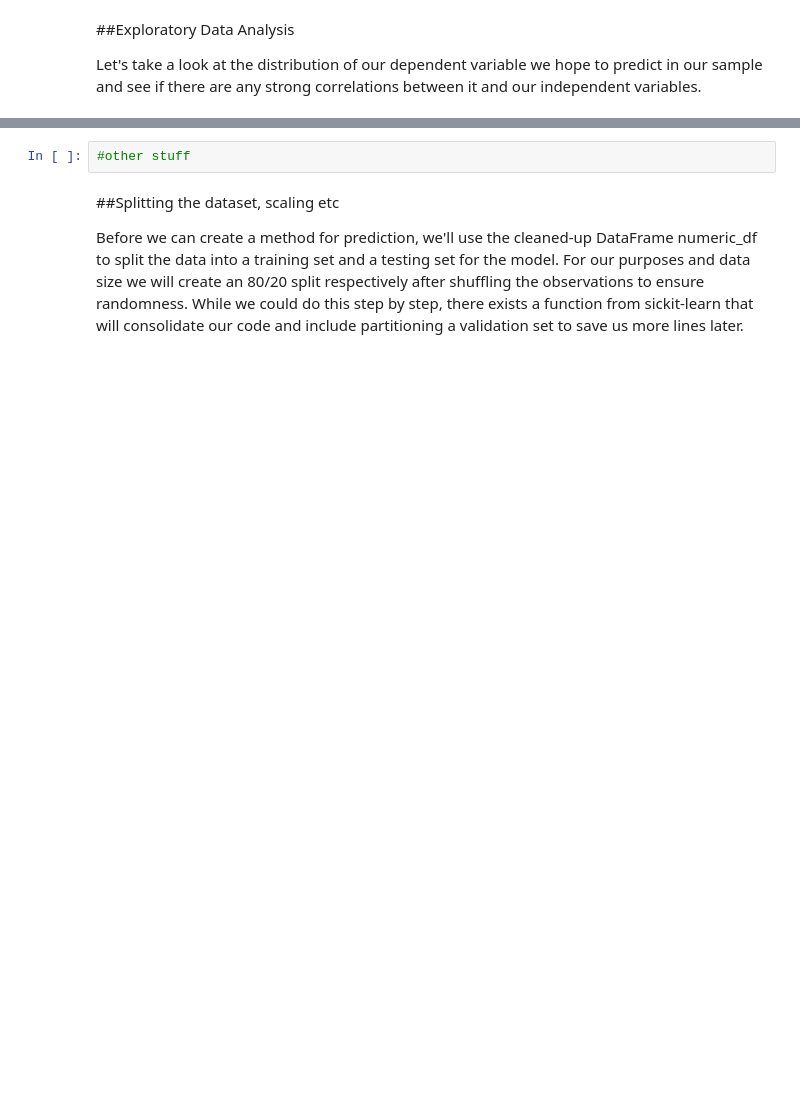
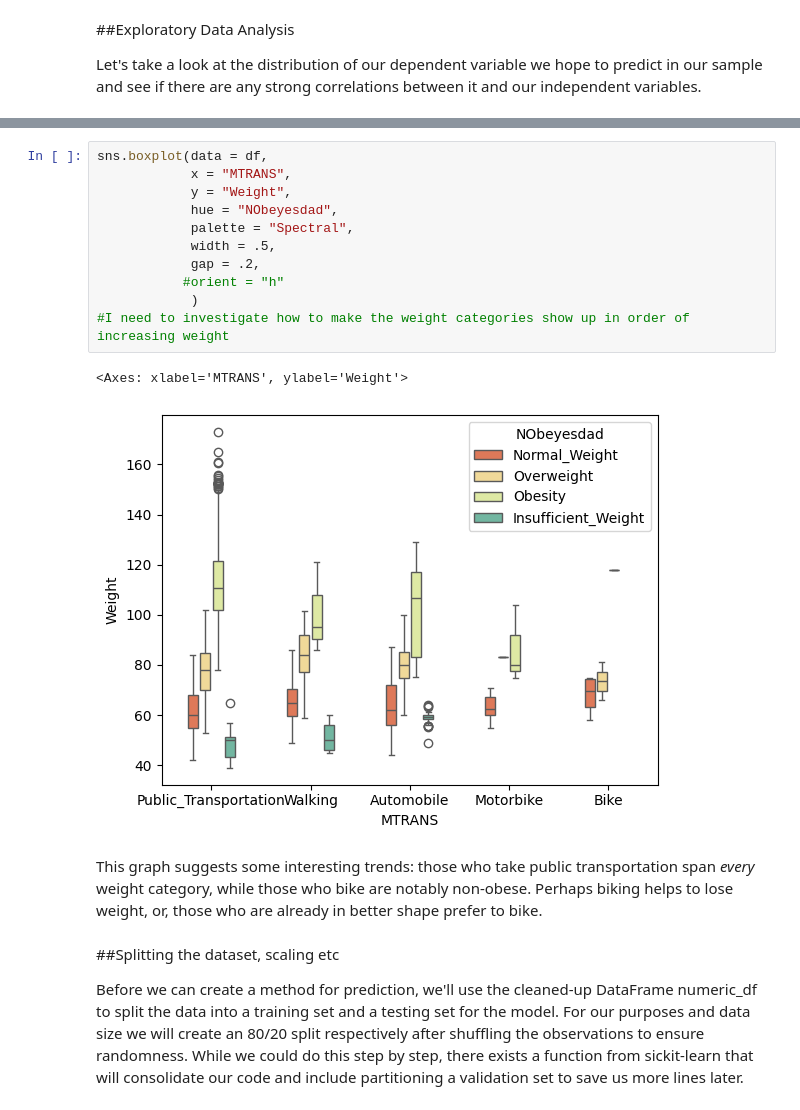
Before and after one commit to zsturk/Dat402_Proj1, a Jupyter notebook: DAT 402 Project 1.ipynb, the cells around one changed output, grey strips where cells are left out. Cells and saved outputs as stored; diff of their text form; blank space fills up the shorter version.

```diff
--- a/DAT 402 Project 1.ipynb
+++ b/DAT 402 Project 1.ipynb
@@ -173,5 +154,19 @@ df['NObeyesdad'].value_counts().plot(kind='bar', color = 'orange', title = 'Numb
 # %%
-#other stuff
+sns.boxplot(data = df,
+            x = "MTRANS",
+            y = "Weight",
+            hue = "NObeyesdad",
+            palette = "Spectral",
+            width = .5,
+            gap = .2,
+           #orient = "h"
+            )
+#I need to investigate how to make the weight categories show up in order of increasing weight
+# %% [output]
+<Axes: xlabel='MTRANS', ylabel='Weight'>
+[figure, added]
+# %% [markdown]
+This graph suggests some interesting trends: those who take public transportation span *every* weight category, while those who bike are notably non-obese. Perhaps biking helps to lose weight, or, those who are already in better shape prefer to bike.
 # %% [markdown]
 ##Splitting the dataset, scaling etc
 
```
Also changed, not shown: parts of 11 cells of this notebook.
